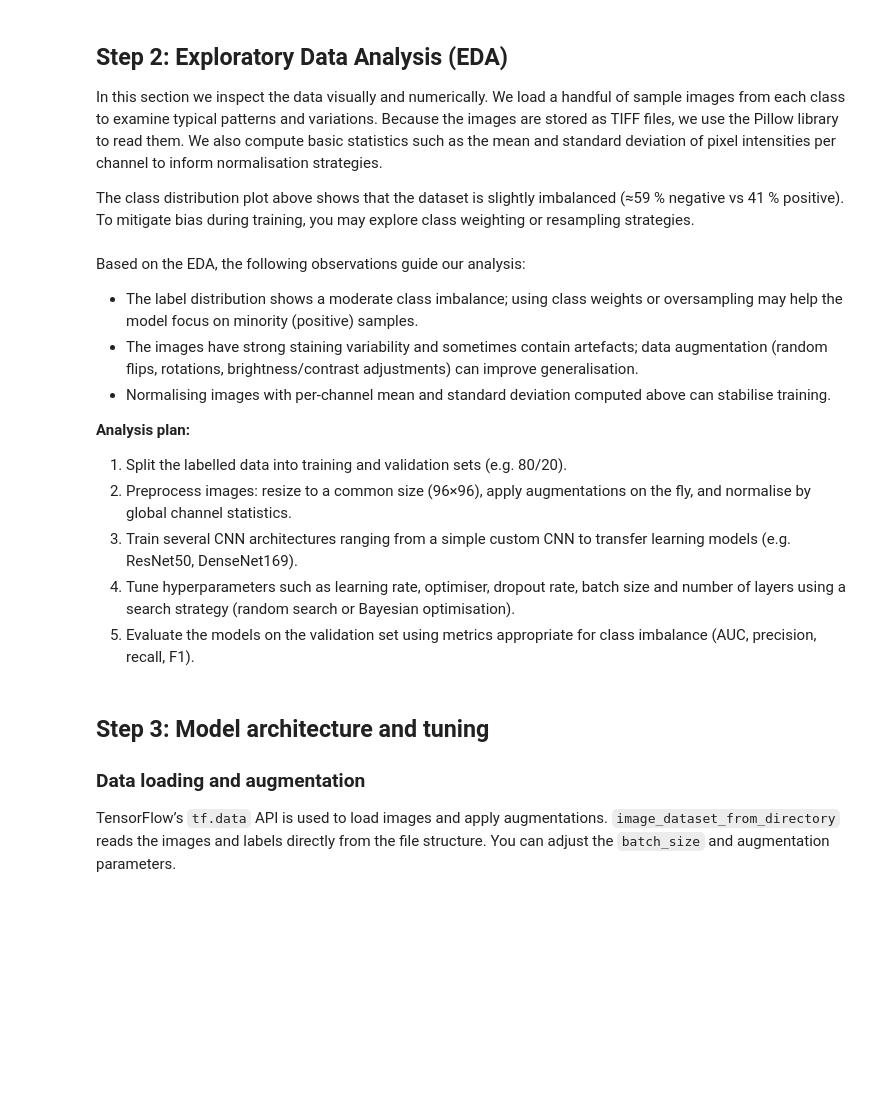
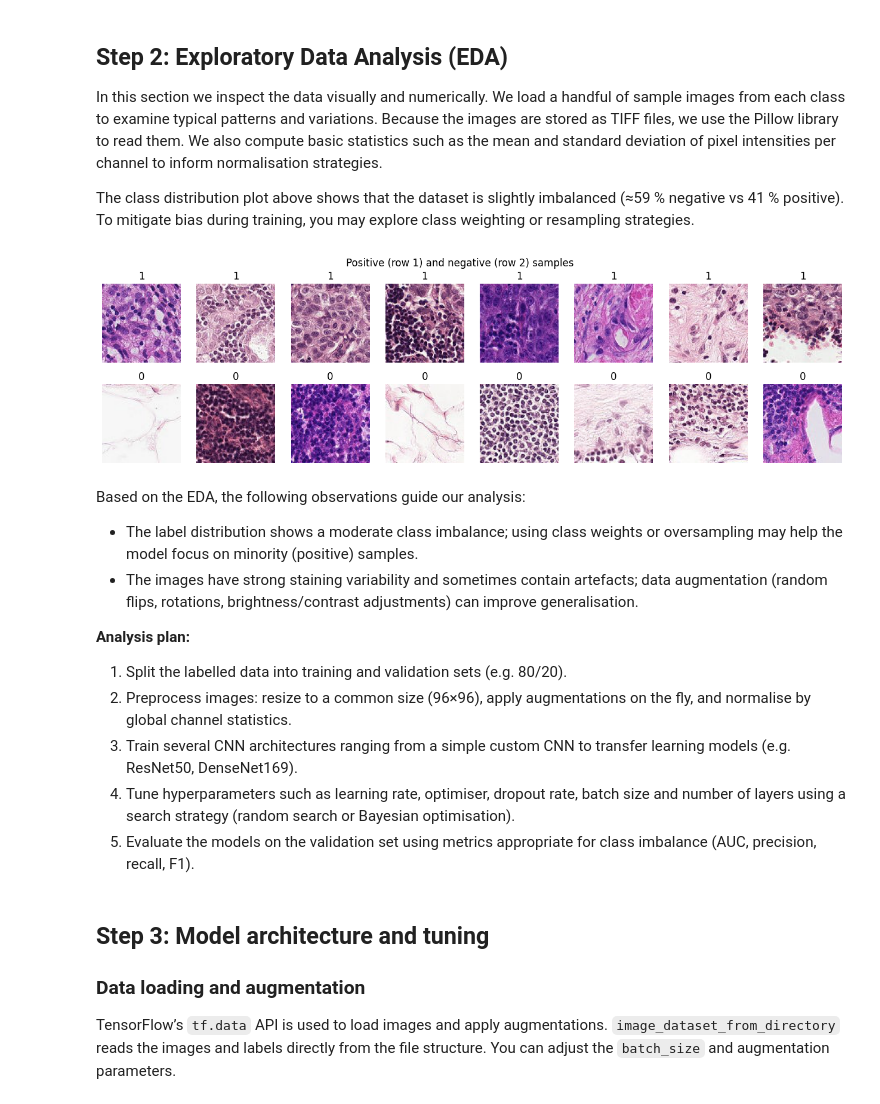
Before and after one commit to ryan-bulger/Cancer-Detection, a Jupyter notebook: metastatic_cancer_detection (1).ipynb, the cells around one changed output. Drawn from its saved outputs; the diff is of its cells as text; code cells hidden in the pictures; blank space fills up the shorter version.

Commit message:
updating models

```diff
--- a/metastatic_cancer_detection (1).ipynb
+++ b/metastatic_cancer_detection (1).ipynb
@@ -24,3 +55,6 @@ from PIL import Image
 # %%
-from google.colab import drive
-drive.mount('/content/drive')
+# Define dataset paths used for downloading & analysis
+train_dir = './histopathologic-cancer-detection/train/'
+test_dir = './histopathologic-cancer-detection/test/'
+labels_csv = './histopathologic-cancer-detection/train_labels.csv'
+sample_submission_csv = './histopathologic-cancer-detection/sample_submission.csv'
@@ -73,10 +129,26 @@ The class distribution plot above shows that the dataset is slightly imbalanced
 # %%
 # Visualize random samples from each class
 def load_image(img_id, directory):
-    file_path = os.path.join(directory, f'{img_id}.tif')
+    file_path = os.path.join(directory, f'{img_id}.png')
     return Image.open(file_path)
 
-# positive_ids = labels_df[labels_df['label'] == 1]['id'].sample(8).tolist()
-# negative_ids = labels_df[labels_df['label'] == 0]['id'].sample(8).tolist()
-positive_ids =  labels_df[labels_df['label']==1].sort_values(by=['id']).head(8)['id']
-negative_ids = labels_df[labels_df['label']==0].sort_values(by=['id']).head(8)['id']
+positive_ids = labels_df[labels_df['label'] == 1]['id'].sample(8).tolist()
+negative_ids = labels_df[labels_df['label'] == 0]['id'].sample(8).tolist()
+
+fig, axes = plt.subplots(2, 8, figsize=(16, 4))
+for i, img_id in enumerate(positive_ids):
+    img = load_image(img_id, train_dir)
+    axes[0, i].imshow(img)
+    axes[0, i].axis('off')
+    axes[0, i].set_title('1')
+
+for i, img_id in enumerate(negative_ids):
+    img = load_image(img_id, train_dir)
+    axes[1, i].imshow(img)
+    axes[1, i].axis('off')
+    axes[1, i].set_title('0')
+
+plt.suptitle('Positive (row 1) and negative (row 2) samples')
+plt.show()
+# %% [output]
+[figure, added]
@@ -120,17 +155,16 @@ def compute_channel_stats(image_ids, image_dir, sample_size=2000):
-# %% [markdown]
-Based on the EDA, the following observations guide our analysis:
-
-- The label distribution shows a moderate class imbalance; using class weights or oversampling may help the model focus on minority (positive) samples.
-- The images have strong staining variability and sometimes contain artefacts; data augmentation (random flips, rotations, brightness/contrast adjustments) can improve generalisation.
-- Normalising images with per-channel mean and standard deviation computed above can stabilise training.
-
-**Analysis plan:**
-
-1. Split the labelled data into training and validation sets (e.g. 80/20).
-2. Preprocess images: resize to a common size (96×96), apply augmentations on the fly, and normalise by global channel statistics.
-3. Train several CNN architectures ranging from a simple custom CNN to transfer learning models (e.g. ResNet50, DenseNet169).
-4. Tune hyperparameters such as learning rate, optimiser, dropout rate, batch size and number of layers using a search strategy (random search or Bayesian optimisation).
-5. Evaluate the models on the validation set using metrics appropriate for class imbalance (AUC, precision, recall, F1).
+# %% [markdown]
+Based on the EDA, the following observations guide our analysis:
+
+- The label distribution shows a moderate class imbalance; using class weights or oversampling may help the model focus on minority (positive) samples.
+- The images have strong staining variability and sometimes contain artefacts; data augmentation (random flips, rotations, brightness/contrast adjustments) can improve generalisation.
+
+**Analysis plan:**
+
+1. Split the labelled data into training and validation sets (e.g. 80/20).
+2. Preprocess images: resize to a common size (96×96), apply augmentations on the fly, and normalise by global channel statistics.
+3. Train several CNN architectures ranging from a simple custom CNN to transfer learning models (e.g. ResNet50, DenseNet169).
+4. Tune hyperparameters such as learning rate, optimiser, dropout rate, batch size and number of layers using a search strategy (random search or Bayesian optimisation).
+5. Evaluate the models on the validation set using metrics appropriate for class imbalance (AUC, precision, recall, F1).
 # %% [markdown]
 ## Step 3: Model architecture and tuning
 
```
Also changed, not shown: parts of 18 cells of this notebook, 16 other files.
